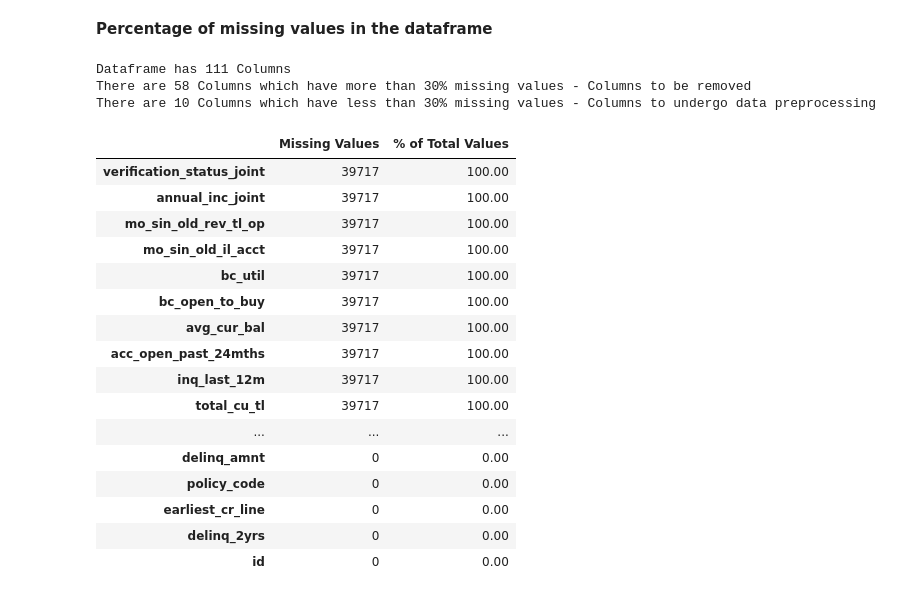
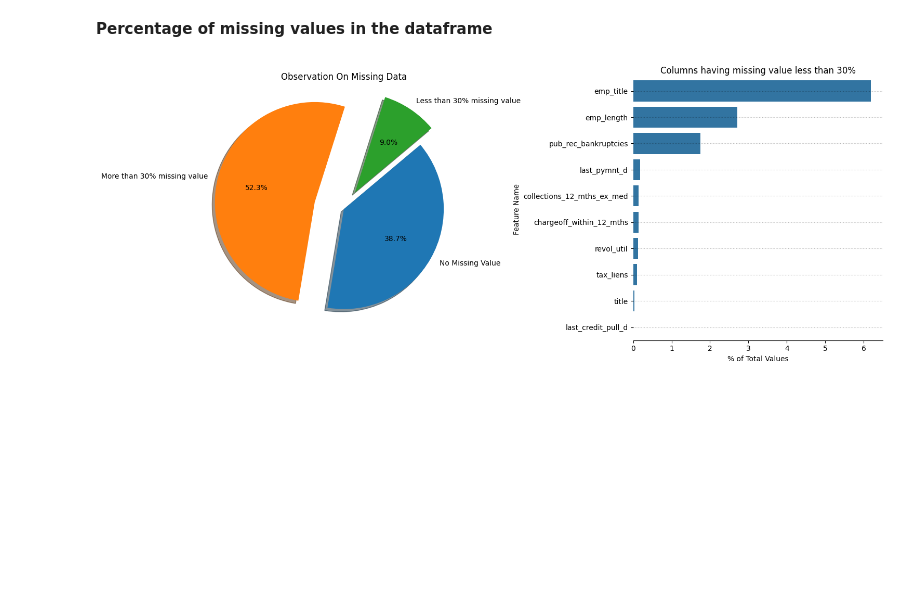
Before and after one commit to Theveetha/LendingClub_EDA_CaseStudy, a Jupyter notebook: LendingClub_EDA.ipynb, the cells around one changed output. Cells and saved outputs as stored; diff of their text form; code cells hidden in the pictures; blank space fills up the shorter version.

```diff
--- a/LendingClub_EDA.ipynb
+++ b/LendingClub_EDA.ipynb
@@ -92,40 +91,41 @@ Features before preprocessing the data
 # %%
 # To format the output
 # !pip install google.colab
-# %%
-mis_val = data.isnull().sum()
-mis_val_percent = round(100 * data.isnull().sum()/len(data),2)
-mis_val_table = pd.concat([mis_val,mis_val_percent],axis=1)
-mis_val_table.columns = ['Missing Values', '% of Total Values']
-mis_val_table = mis_val_table.sort_values('% of Total Values',ascending=False)
-mis_val_gt30 = mis_val_table[mis_val_table['% of Total Values'] >= 30]
-mis_val_lt30 = mis_val_table[(mis_val_table['% of Total Values'] != 0) & (mis_val_table['% of Total Values'] < 30)]
-
-print(f"Dataframe has {data.shape[1]} Columns")
-print(f"There are {mis_val_gt30.shape[0]} Columns which have more than 30% missing values - Columns to be removed")
-print(f"There are {mis_val_lt30.shape[0]} Columns which have less than 30% missing values - Columns to undergo data preprocessing")
-
-# Interactive table
-from google.colab import data_table
-data_table.DataTable(mis_val_table, num_rows_per_page=10)
-# %% [output]
-Dataframe has 111 Columns
-There are 58 Columns which have more than 30% missing values - Columns to be removed
-There are 10 Columns which have less than 30% missing values - Columns to undergo data preprocessing
-|  | Missing Values | % of Total Values |
-| verification_status_joint | 39717 | 100.00 |
-| annual_inc_joint | 39717 | 100.00 |
-| mo_sin_old_rev_tl_op | 39717 | 100.00 |
-| mo_sin_old_il_acct | 39717 | 100.00 |
-| bc_util | 39717 | 100.00 |
-| bc_open_to_buy | 39717 | 100.00 |
-| avg_cur_bal | 39717 | 100.00 |
-| acc_open_past_24mths | 39717 | 100.00 |
-| inq_last_12m | 39717 | 100.00 |
-| total_cu_tl | 39717 | 100.00 |
-| ... | ... | ... |
-| delinq_amnt | 0 | 0.00 |
-| policy_code | 0 | 0.00 |
-| earliest_cr_line | 0 | 0.00 |
-| delinq_2yrs | 0 | 0.00 |
-| id | 0 | 0.00 |
+# %%
+# Function to remove the border in graph
+def section(sec):
+  sec.spines['bottom'].set_visible(True)
+  sec.spines['top'].set_visible(False)
+  sec.spines['left'].set_visible(False)
+  sec.spines['right'].set_visible(False)
+  return sec
+# %%
+mis_val = data.isnull().sum()
+mis_val_percent = round(100 * data.isnull().sum()/len(data),2)
+mis_val_table = pd.concat([mis_val,mis_val_percent],axis=1)
+mis_val_table.columns = ['Missing Values', '% of Total Values']
+mis_val_table = mis_val_table.sort_values('% of Total Values',ascending=False)
+mis_val_gt30 = mis_val_table[mis_val_table['% of Total Values'] >= 30]
+mis_val_lt30 = mis_val_table[(mis_val_table['% of Total Values'] != 0) & (mis_val_table['% of Total Values'] < 30)]
+mis_val_0 = mis_val_table[mis_val_table['% of Total Values'] == 0]
+
+# Graphical representation
+fig = plt.figure(figsize=(15,6))
+
+sec1 = plt.subplot(1,2,1)
+sec1.set_title("Observation On Missing Data")
+labels = ['No Missing Value', 'More than 30% missing value', 'Less than 30% missing value']
+counts = [len(mis_val_0),len(mis_val_gt30),len(mis_val_lt30)]
+viz = plt.pie(counts,labels=labels,autopct='%0.1f%%',shadow=True,startangle=40,counterclock=False,explode=[0,0.3,0.2])
+
+sec2 = plt.subplot(1,2,2)
+sec2.set_title("Columns having missing value less than 30%")
+viz = sns.barplot(data=mis_val_lt30,x='% of Total Values',y=mis_val_lt30.index)
+viz.grid(axis='y', linestyle=':', color='black', alpha=0.3)
+viz.set_ylabel('Feature Name')
+section(sec2)
+
+plt.tight_layout()
+plt.show()
+# %% [output]
+[figure, added]
```
Also changed, not shown: parts of 1 cell of this notebook.
